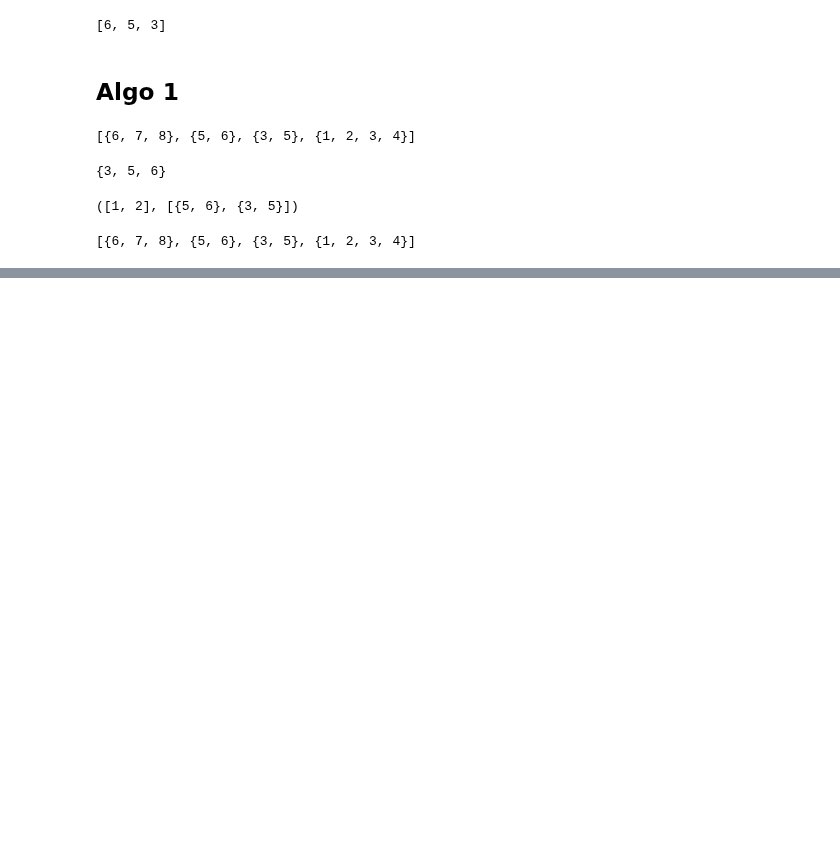
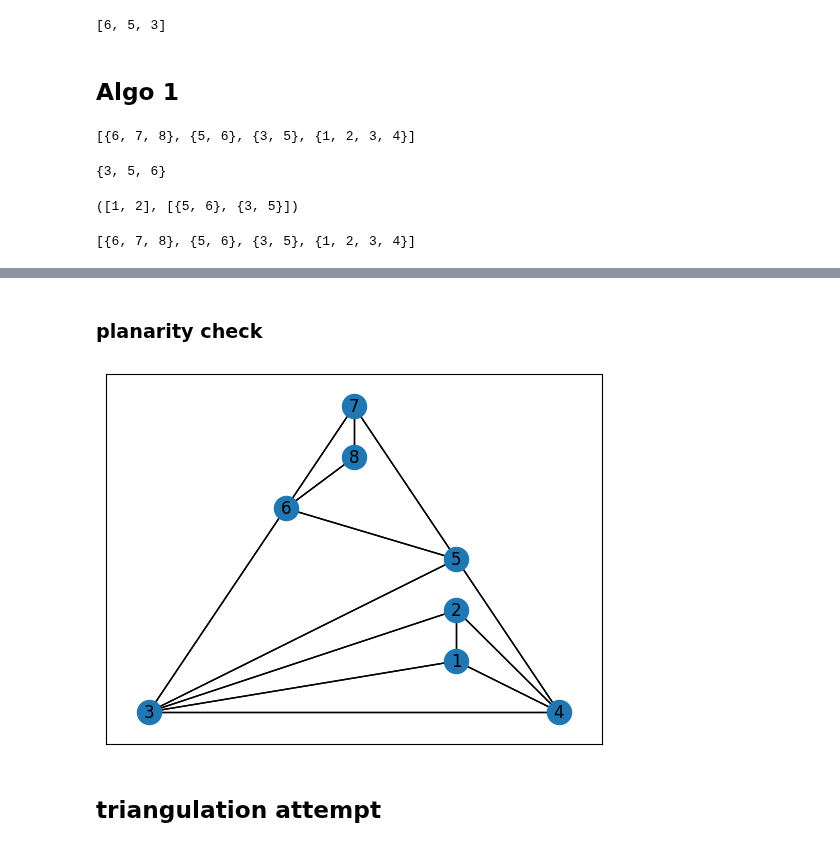
Before and after one commit to juliet29/bisht2022, a Jupyter notebook: test_graph.ipynb, the cells around one changed output, grey strips where cells are left out. Saved outputs shown, nothing was run; the diff lists cells and outputs as text; code cells hidden in the pictures; blank space fills up the shorter version.

```diff
--- a/test_graph.ipynb
+++ b/test_graph.ipynb
@@ -101,0 +133,14 @@ ic| 'No overlap'
+# %% [markdown]
+### planarity check
+# %%
+mbool, GP = nx.check_planarity(G_biconnect)
+mbool
+
+pos_planar = nx.planar_layout(GP)
+nx.draw_networkx_nodes(GP, pos_planar)
+nx.draw_networkx_edges(GP,pos_planar )
+nx.draw_networkx_labels(GP, pos_planar, labels=labels);
+# %% [output]
+[figure, added]
+# %% [markdown]
+## triangulation attempt
```
Also changed, not shown: parts of 16 cells of this notebook, 4 other files.
